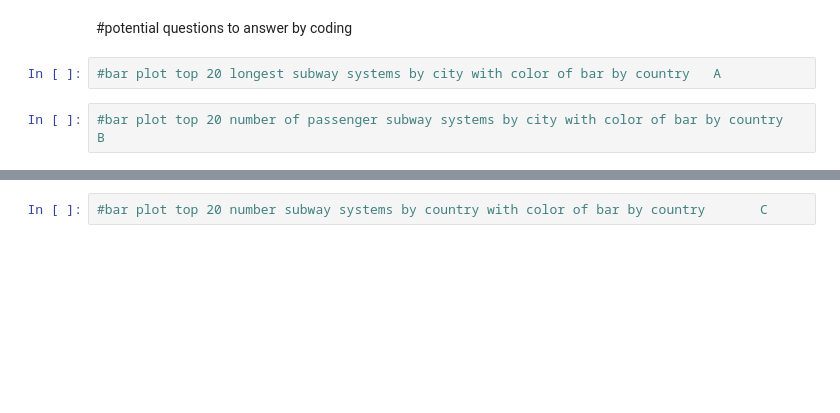
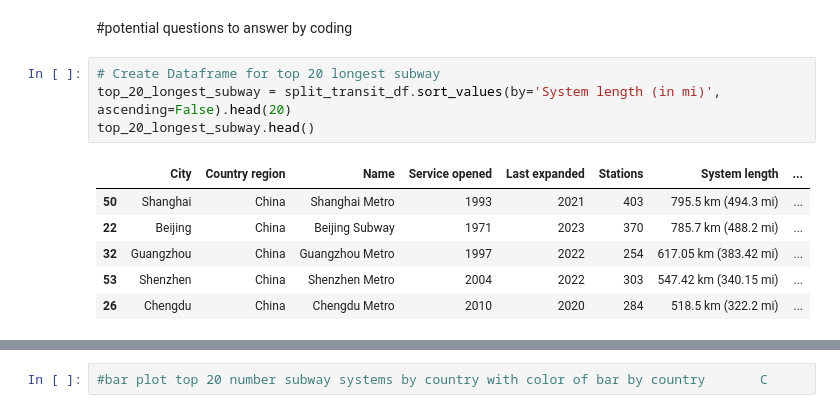
Before and after one commit to gituseraccount1/Project_1, a Jupyter notebook: proj_1.ipynb, the cells around one changed output, grey strips where cells are left out. Drawn from its saved outputs; the diff is of its cells as text; blank space fills up the shorter version.

```diff
--- a/proj_1.ipynb
+++ b/proj_1.ipynb
@@ -146,6 +150,13 @@ total_subway_length
 # %% [markdown]
 #potential questions to answer by coding
-# %%
-#bar plot top 20 longest subway systems by city with color of bar by country   A
-# %%
-#bar plot top 20 number of passenger subway systems by city with color of bar by country     B
+# %%
+# Create Dataframe for top 20 longest subway
+top_20_longest_subway = split_transit_df.sort_values(by='System length (in mi)', ascending=False).head(20)
+top_20_longest_subway.head()
+# %% [output]
+|  | City | Country region | Name | Service opened | Last expanded | Stations | System length | ... |
+| 50 | Shanghai | China | Shanghai Metro | 1993 | 2021 | 403 | 795.5 km (494.3 mi) | ... |
+| 22 | Beijing | China | Beijing Subway | 1971 | 2023 | 370 | 785.7 km (488.2 mi) | ... |
+| 32 | Guangzhou | China | Guangzhou Metro | 1997 | 2022 | 254 | 617.05 km (383.42 mi) | ... |
+| 53 | Shenzhen | China | Shenzhen Metro | 2004 | 2022 | 303 | 547.42 km (340.15 mi) | ... |
+| 26 | Chengdu | China | Chengdu Metro | 2010 | 2020 | 284 | 518.5 km (322.2 mi) | ... |
```
Also changed, not shown: parts of 6 cells of this notebook.
